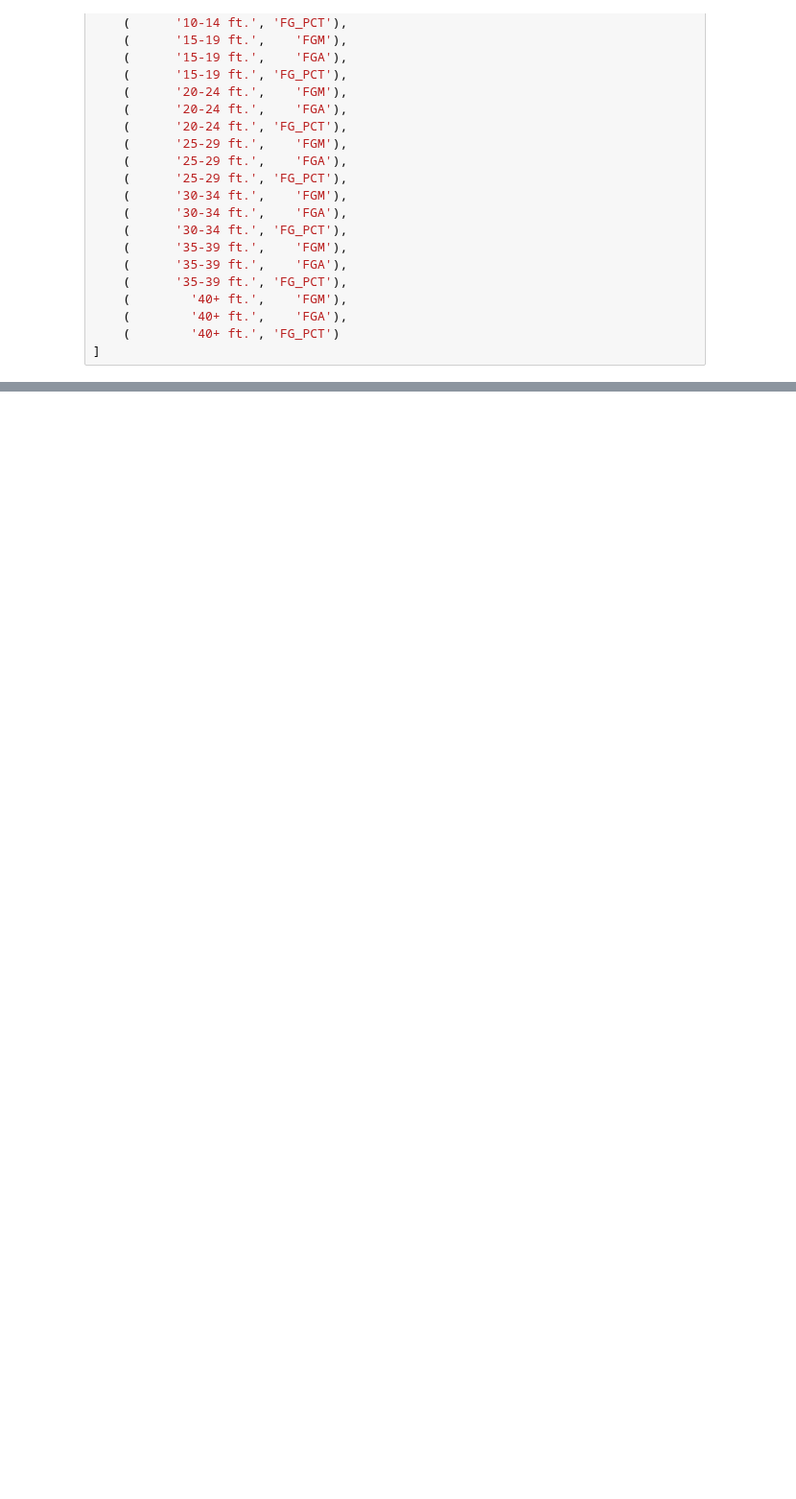
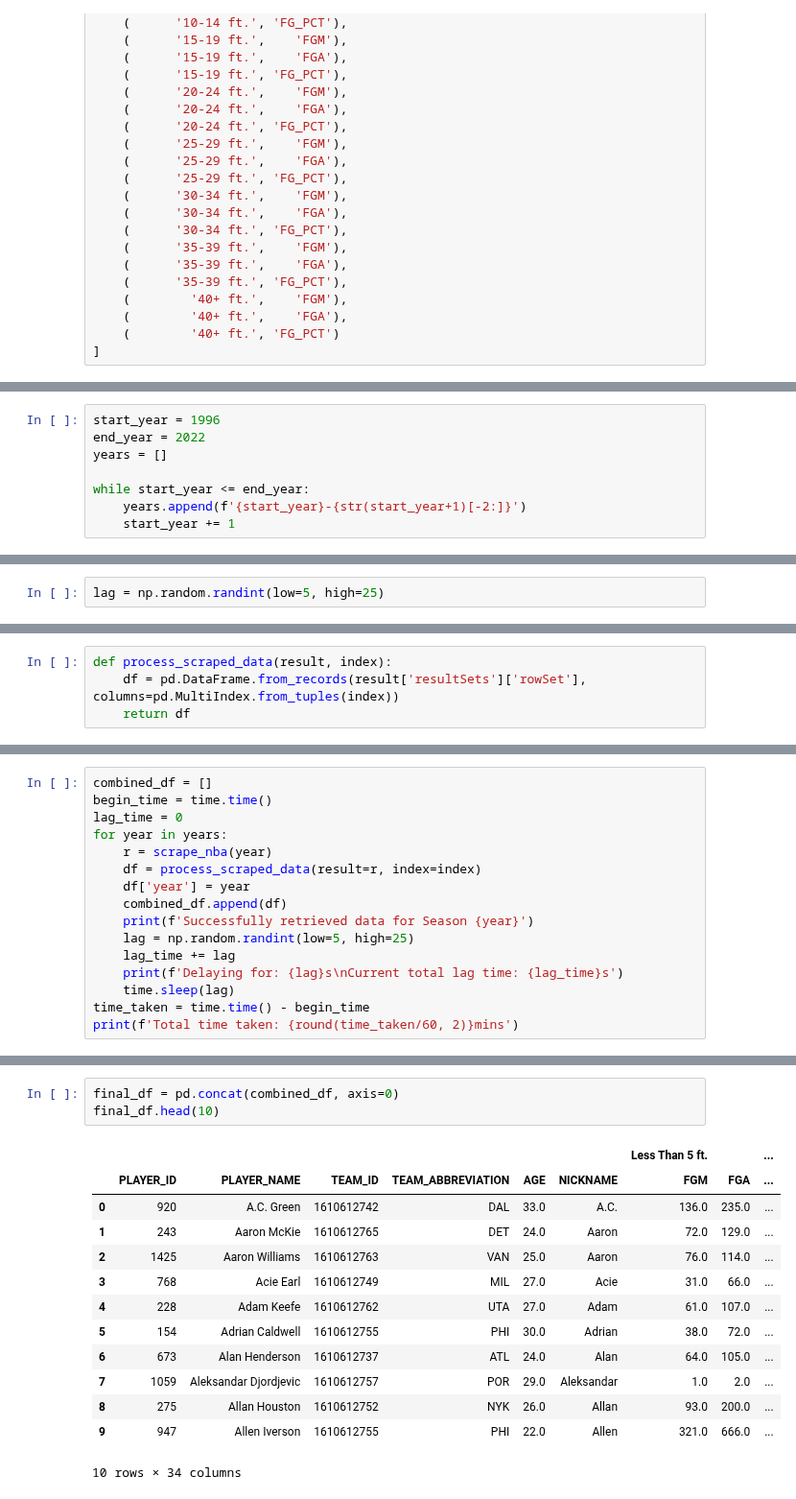
Before and after one commit to dizzydwarfus/Personal_Projects, a Jupyter notebook: nba/nba_api.ipynb, the cells around one changed output, grey strips where cells are left out. Shown at 96% size. Cells and saved outputs as stored; diff of their text form; blank space fills up the shorter version.

Commit message:
started tkinter

```diff
--- a/nba/nba_api.ipynb
+++ b/nba/nba_api.ipynb
@@ -160,0 +174,8 @@ df
+# %%
+start_year = 1996
+end_year = 2022
+years = []
+
+while start_year <= end_year:
+    years.append(f'{start_year}-{str(start_year+1)[-2:]}')
+    start_year += 1
@@ -160,0 +184,2 @@ df
+# %%
+lag = np.random.randint(low=5, high=25)
@@ -160,0 +256,4 @@ df
+# %%
+def process_scraped_data(result, index):
+    df = pd.DataFrame.from_records(result['resultSets']['rowSet'], columns=pd.MultiIndex.from_tuples(index))
+    return df
@@ -160,0 +262,16 @@ df
+# %%
+combined_df = []
+begin_time = time.time()
+lag_time = 0
+for year in years:
+    r = scrape_nba(year)
+    df = process_scraped_data(result=r, index=index)
+    df['year'] = year
+    combined_df.append(df)
+    print(f'Successfully retrieved data for Season {year}')
+    lag = np.random.randint(low=5, high=25)
+    lag_time += lag
+    print(f'Delaying for: {lag}s\nCurrent total lag time: {lag_time}s')
+    time.sleep(lag)
+time_taken = time.time() - begin_time
+print(f'Total time taken: {round(time_taken/60, 2)}mins')
@@ -160,0 +296,17 @@ df
+# %%
+final_df = pd.concat(combined_df, axis=0)
+final_df.head(10)
+# %% [output]
+|  |  |  |  |  |  |  | Less Than 5 ft. |  | ... |
+|  | PLAYER_ID | PLAYER_NAME | TEAM_ID | TEAM_ABBREVIATION | AGE | NICKNAME | FGM | FGA | ... |
+| 0 | 920 | A.C. Green | 1610612742 | DAL | 33.0 | A.C. | 136.0 | 235.0 | ... |
+| 1 | 243 | Aaron McKie | 1610612765 | DET | 24.0 | Aaron | 72.0 | 129.0 | ... |
+| 2 | 1425 | Aaron Williams | 1610612763 | VAN | 25.0 | Aaron | 76.0 | 114.0 | ... |
+| 3 | 768 | Acie Earl | 1610612749 | MIL | 27.0 | Acie | 31.0 | 66.0 | ... |
+| 4 | 228 | Adam Keefe | 1610612762 | UTA | 27.0 | Adam | 61.0 | 107.0 | ... |
+| 5 | 154 | Adrian Caldwell | 1610612755 | PHI | 30.0 | Adrian | 38.0 | 72.0 | ... |
+| 6 | 673 | Alan Henderson | 1610612737 | ATL | 24.0 | Alan | 64.0 | 105.0 | ... |
+| 7 | 1059 | Aleksandar Djordjevic | 1610612757 | POR | 29.0 | Aleksandar | 1.0 | 2.0 | ... |
+| 8 | 275 | Allan Houston | 1610612752 | NYK | 26.0 | Allan | 93.0 | 200.0 | ... |
+| 9 | 947 | Allen Iverson | 1610612755 | PHI | 22.0 | Allen | 321.0 | 666.0 | ... |
+10 rows × 34 columns
```
Also changed, not shown: parts of 14 cells of this notebook, 3 other files.
